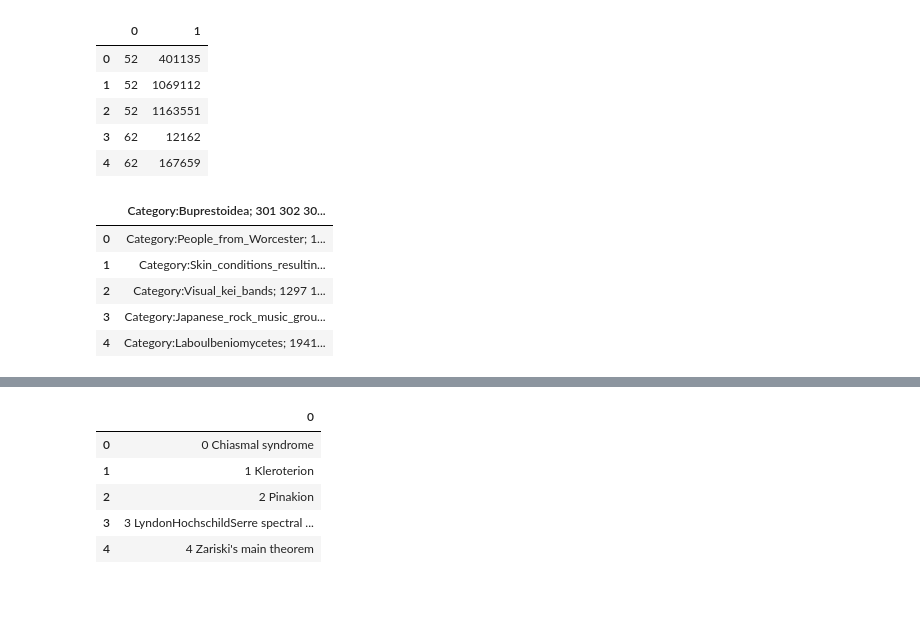
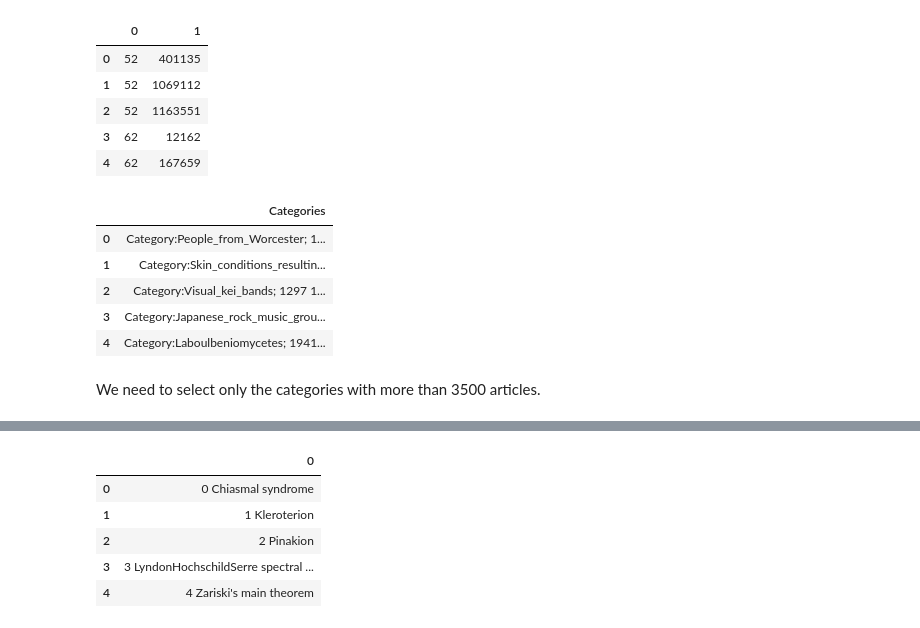
Before and after one commit to flaminia/ADM-HW5-Group-33, a Jupyter notebook: homework_5.ipynb, the cells around one changed output, grey strips where cells are left out. Cells and saved outputs as stored; diff of their text form; code cells hidden in the pictures; blank space fills up the shorter version.

```diff
--- a/homework_5.ipynb
+++ b/homework_5.ipynb
@@ -26,11 +26,14 @@ data_link.head()
 | 4 | 62 | 167659 |
 # %%
 data_categories = pd.read_csv(r'data\wiki-topcats-categories.txt.gz',sep='\n')
+data_categories.columns = ['Categories']
 data_categories.head()
 # %% [output]
-|  | Category:Buprestoidea; 301 302 30... |
+|  | Categories |
 | 0 | Category:People_from_Worcester; 1... |
 | 1 | Category:Skin_conditions_resultin... |
 | 2 | Category:Visual_kei_bands; 1297 1... |
 | 3 | Category:Japanese_rock_music_grou... |
 | 4 | Category:Laboulbeniomycetes; 1941... |
+# %% [markdown]
+We need to select only the categories with more than 3500 articles.
```
Also changed, not shown: parts of 3 cells of this notebook.
